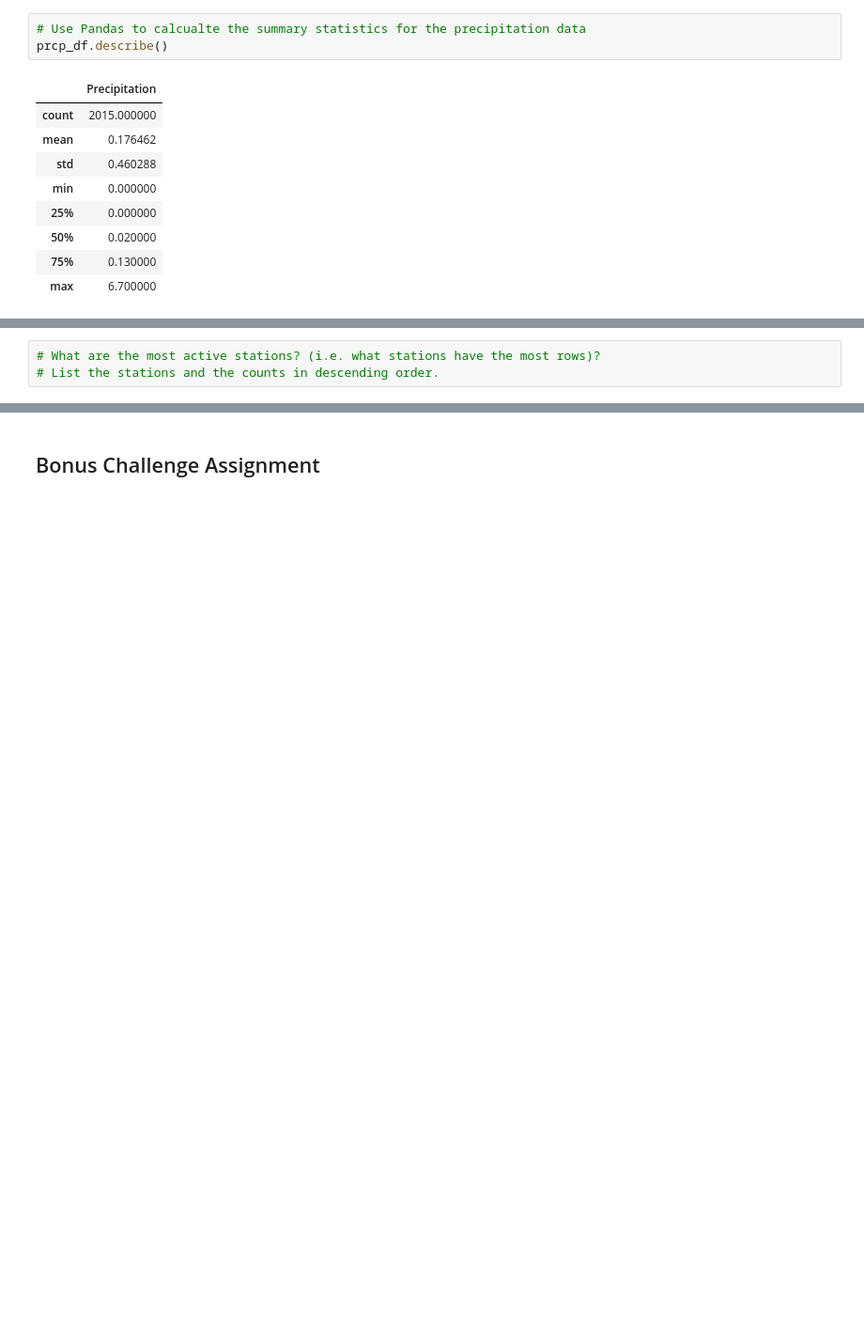
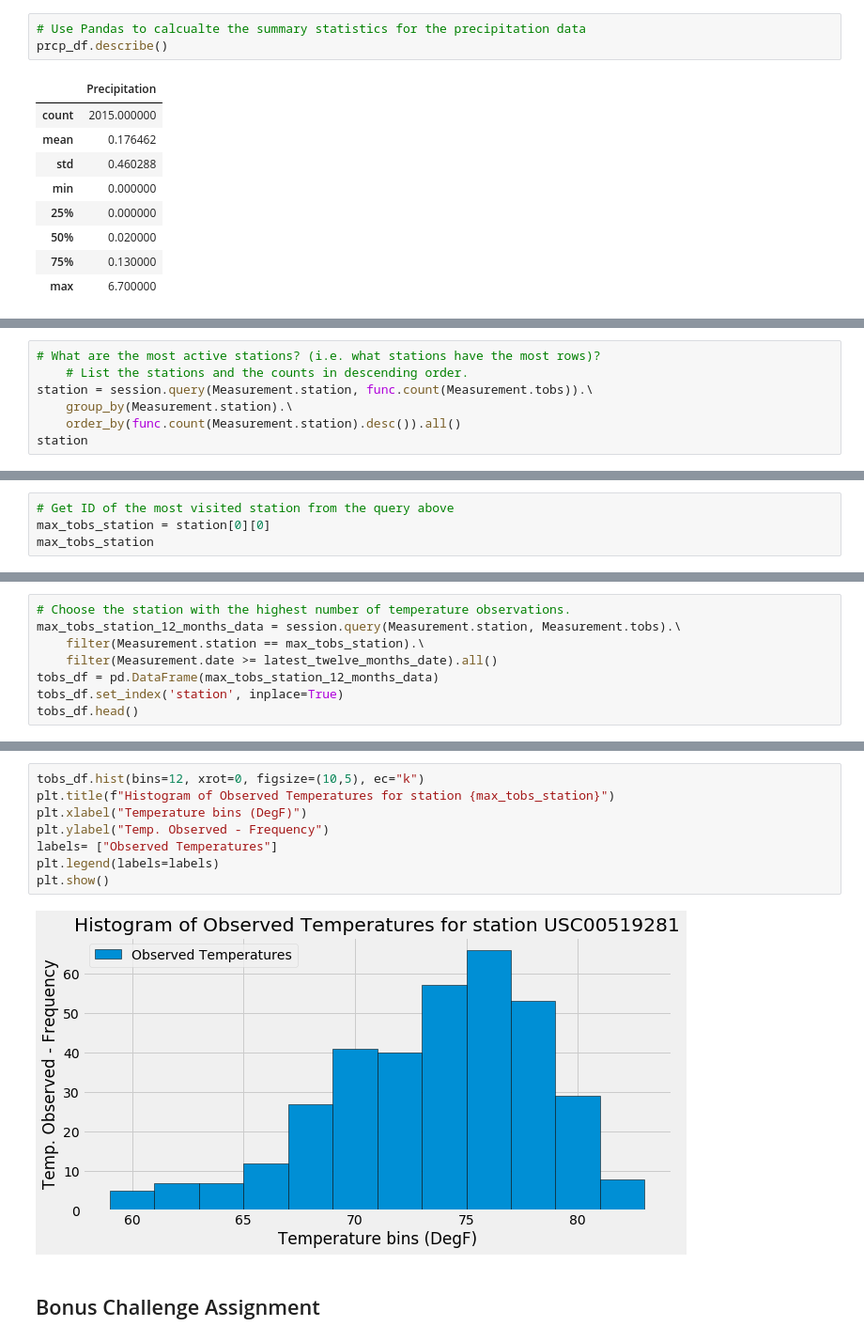
Before and after one commit to IrinaUX/sqlalchemy-challenge, a Jupyter notebook: climate_starter.ipynb, the cells around one changed output, grey strips where cells are left out. Shown at 94% size. Cells and saved outputs as stored; diff of their text form; blank space fills up the shorter version.

```diff
--- a/climate_starter.ipynb
+++ b/climate_starter.ipynb
@@ -121,3 +125,7 @@ prcp_df.describe()
 # %%
 # What are the most active stations? (i.e. what stations have the most rows)?
-# List the stations and the counts in descending order.
+    # List the stations and the counts in descending order.
+station = session.query(Measurement.station, func.count(Measurement.tobs)).\
+    group_by(Measurement.station).\
+    order_by(func.count(Measurement.station).desc()).all()
+station
@@ -123,0 +142,4 @@ prcp_df.describe()
+# %%
+# Get ID of the most visited station from the query above
+max_tobs_station = station[0][0]
+max_tobs_station
@@ -129,0 +162,8 @@ prcp_df.describe()
+# %%
+# Choose the station with the highest number of temperature observations.
+max_tobs_station_12_months_data = session.query(Measurement.station, Measurement.tobs).\
+    filter(Measurement.station == max_tobs_station).\
+    filter(Measurement.date >= latest_twelve_months_date).all()
+tobs_df = pd.DataFrame(max_tobs_station_12_months_data)
+tobs_df.set_index('station', inplace=True)
+tobs_df.head()
@@ -130,3 +178,13 @@ prcp_df.describe()
+# %%
+tobs_df.hist(bins=12, xrot=0, figsize=(10,5), ec="k")
+plt.title(f"Histogram of Observed Temperatures for station {max_tobs_station}")
+plt.xlabel("Temperature bins (DegF)")
+plt.ylabel("Temp. Observed - Frequency")
+labels= ["Observed Temperatures"]
+plt.legend(labels=labels)
+plt.show()
+# %% [output]
+[figure, added]
 # %% [markdown]
 ## Bonus Challenge Assignment
 # %%
```
Also changed, not shown: parts of 6 cells of this notebook.
